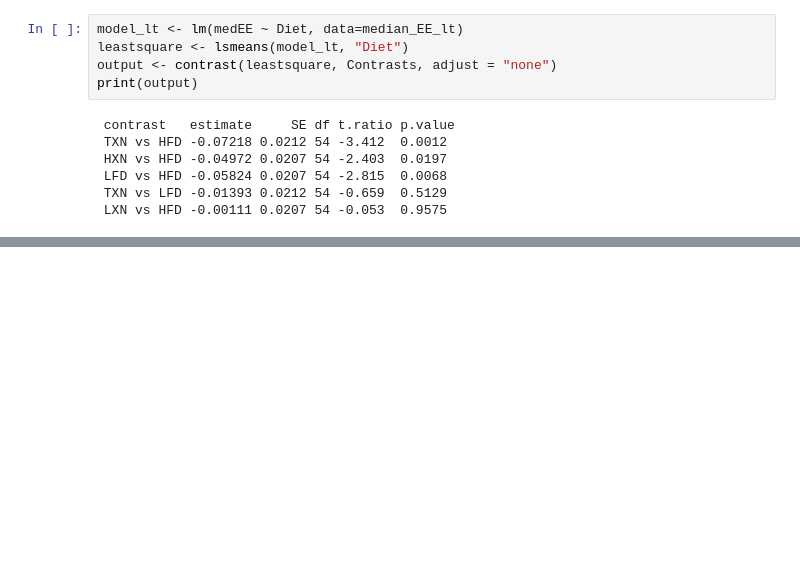
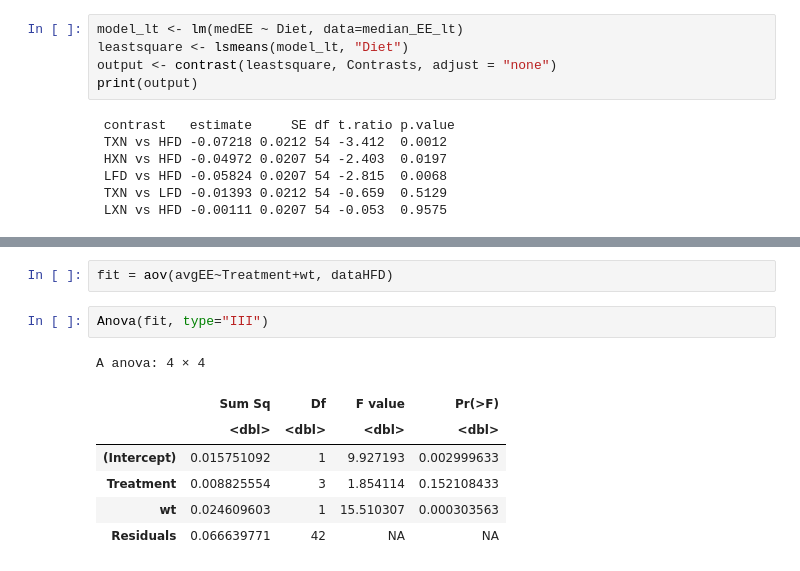
Before and after one commit to zhangyang2017/temp, a Jupyter notebook: metab.ipynb, the cells around one changed output, grey strips where cells are left out. Cells and saved outputs as stored; diff of their text form; blank space fills up the shorter version.

```diff
--- a/metab.ipynb
+++ b/metab.ipynb
@@ -224,0 +245,12 @@ ggplot(data = data, aes(x = vars2, y = EE_norm, fill = vars2)) +
+# %%
+fit = aov(avgEE~Treatment+wt, dataHFD)
+# %%
+Anova(fit, type="III")
+# %% [output]
+A anova: 4 × 4
+|  | Sum Sq | Df | F value | Pr(>F) |
+|  | <dbl> | <dbl> | <dbl> | <dbl> |
+| (Intercept) | 0.015751092 | 1 | 9.927193 | 0.002999633 |
+| Treatment | 0.008825554 | 3 | 1.854114 | 0.152108433 |
+| wt | 0.024609603 | 1 | 15.510307 | 0.000303563 |
+| Residuals | 0.066639771 | 42 | NA | NA |
```
Also changed, not shown: parts of 37 cells of this notebook.
